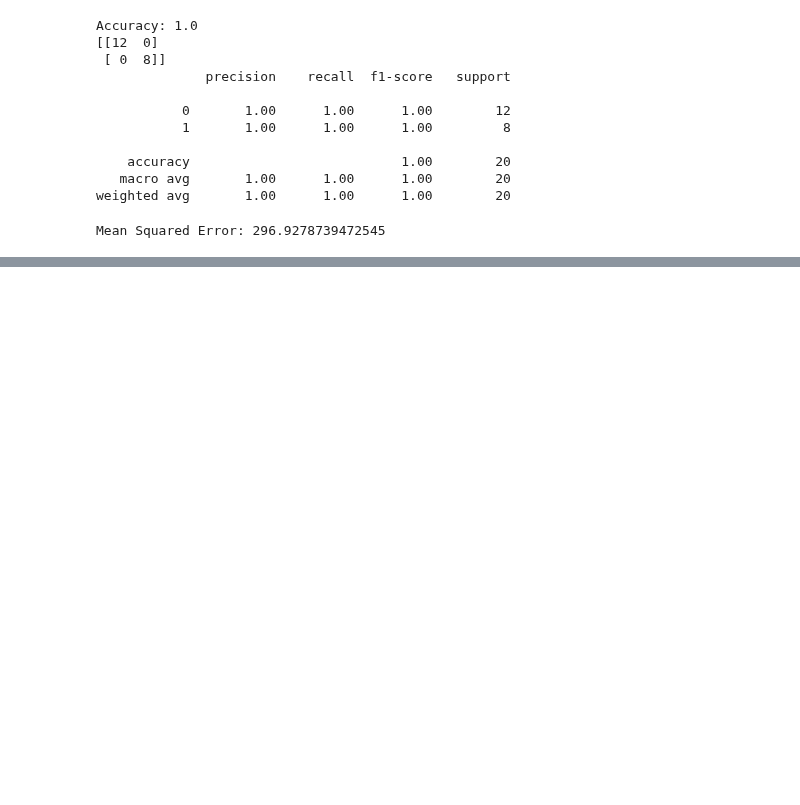
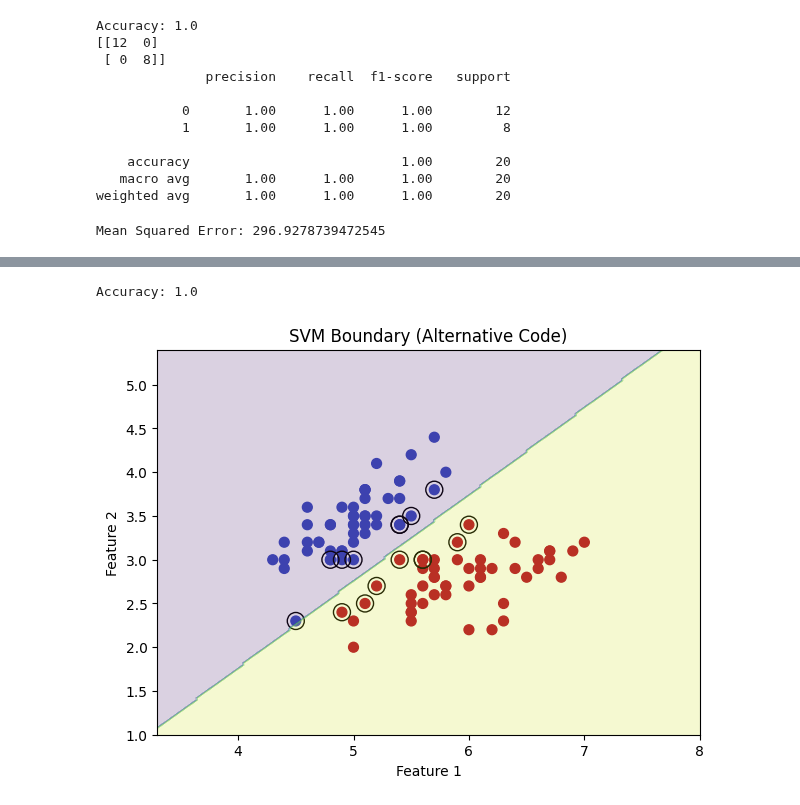
Before and after one commit to Raj226295/ML_prectiecs, a Jupyter notebook: exampre.ipynb, the cells around one changed output, grey strips where cells are left out. Drawn from its saved outputs; the diff is of its cells as text; code cells hidden in the pictures; blank space fills up the shorter version.

```diff
--- a/exampre.ipynb
+++ b/exampre.ipynb
@@ -788,0 +1143,67 @@ Mean Squared Error: 296.9278739472545
+# %%
+import numpy as np
+import matplotlib.pyplot as plt
+from sklearn.datasets import load_iris
+from sklearn.model_selection import train_test_split
+from sklearn.svm import SVC
+from sklearn.metrics import accuracy_score
+
+# 1. Load dataset
+data = load_iris()
+X = data.data
+y = data.target
+
+# 2. Convert to binary (remove class 2)
+mask = y != 2
+X = X[mask][:, [0, 1]]   # only 2 features
+y = y[mask]
+
+# 3. Split data
+X_train, X_test, y_train, y_test = train_test_split(
+    X, y, test_size=0.2, random_state=0
+)
+
+# 4. Train Linear SVM
+svm = SVC(kernel='linear', C=1)
+svm.fit(X_train, y_train)
+
+# 5. Accuracy
+pred = svm.predict(X_test)
+print("Accuracy:", accuracy_score(y_test, pred))
+
+# 6. Plot decision boundary
+plt.figure(figsize=(7,5))
+
+# Plot data points
+plt.scatter(X[:,0], X[:,1], c=y, cmap='coolwarm', s=50)
+
+# Plot support vectors
+plt.scatter(
+    svm.support_vectors_[:,0],
+    svm.support_vectors_[:,1],
+    s=150,
+    facecolors='none',
+    edgecolors='black'
+)
+
+# Create grid
+x_min, x_max = X[:,0].min()-1, X[:,0].max()+1
+y_min, y_max = X[:,1].min()-1, X[:,1].max()+1
+xx, yy = np.meshgrid(
+    np.linspace(x_min, x_max, 200),
+    np.linspace(y_min, y_max, 200)
+)
+
+# Decision boundary
+Z = svm.predict(np.c_[xx.ravel(), yy.ravel()])
+Z = Z.reshape(xx.shape)
+
+plt.contourf(xx, yy, Z, alpha=0.2)
+
+plt.title("SVM Boundary (Alternative Code)")
+plt.xlabel("Feature 1")
+plt.ylabel("Feature 2")
+plt.show()
+# %% [output]
+Accuracy: 1.0
+[figure, added]
```
Also changed, not shown: parts of 44 cells of this notebook, 2 other files.
